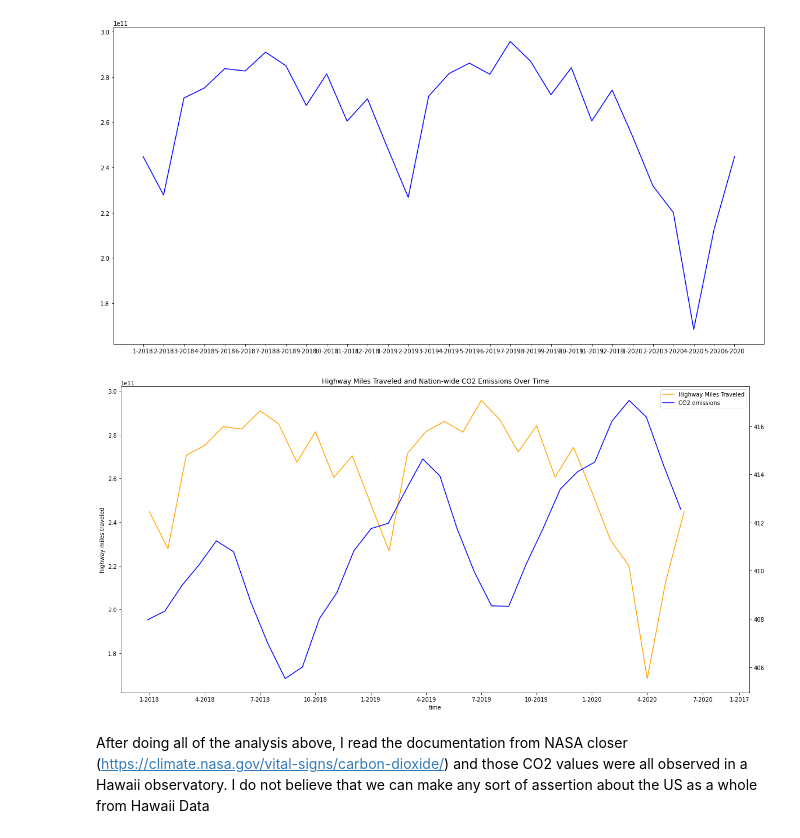
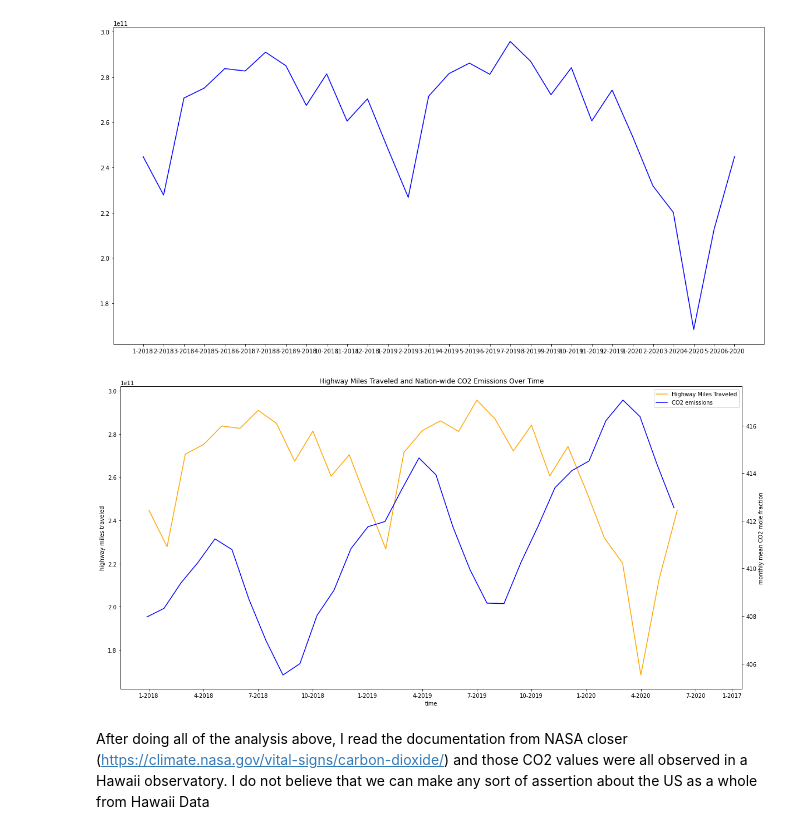
Before and after one commit to baileywellen/COVID-environmental-impact, a Jupyter notebook: EDA_Transportation_CO2.ipynb, the cells around one changed output. Saved outputs shown, nothing was run; the diff lists cells and outputs as text; code cells hidden in the pictures.

```diff
--- a/EDA_Transportation_CO2.ipynb
+++ b/EDA_Transportation_CO2.ipynb
@@ -173,35 +179,35 @@ CO2_2018 = recent_CO2_us[recent_CO2_us['year'].astype(int) >= 2018]
 # %%
 #Plot the CO2 and highway data together
 figure2, highway_graph = plt.subplots(figsize=(20,10))
 highway_graph.plot(highway_recorded['highway_miles'], color = "orange", label = 'Highway Miles Traveled')
 CO2_graph = highway_graph.twinx()
 CO2_graph.plot(CO2_2018["average"], color = "blue", label = 'CO2 emissions')
 
 #get every third month so our x axis isnt cluttered
 every_third_2018 = np.arange(0, len(CO2_2018), 3)
 months_2018_on = list(CO2_2018.index)
 every_third_month_2018 = [months_2018_on[x] for x in every_third_2018]
 
 highway_graph.set_title('Highway Miles Traveled and Nation-wide CO2 Emissions Over Time')
 highway_graph.set_xlabel('time')
-highway_graph.set_ylabel('monthly mean CO2 mole fraction')
+CO2_graph.set_ylabel('monthly mean CO2 mole fraction')
 highway_graph.set_ylabel('highway miles traveled')
 
 #Set the x ticks to every third value
 plt.xticks(every_third_month)
 
 #Plot the legened
 highway_lines, highway_labels = highway_graph.get_legend_handles_labels()
 CO2_lines, CO2_labels = CO2_graph.get_legend_handles_labels()
 
 highway_CO2_lines = highway_lines + CO2_lines
 highway_CO2_labels = highway_labels + CO2_labels
 
 highway_graph.legend(highway_CO2_lines, highway_CO2_labels, loc=0)
 
 plt.show()
 # %% [output]
-[figure, old version]
+[figure, new version]
 # %% [markdown]
 After doing all of the analysis above, I read the documentation from NASA closer (https://climate.nasa.gov/vital-signs/carbon-dioxide/) and those CO2 values were all observed in a Hawaii observatory. I do not believe that we can make any sort of assertion about the US as a whole from Hawaii Data
 # %% [markdown]
```
Also changed, not shown: parts of 20 cells of this notebook, 22 other files.
